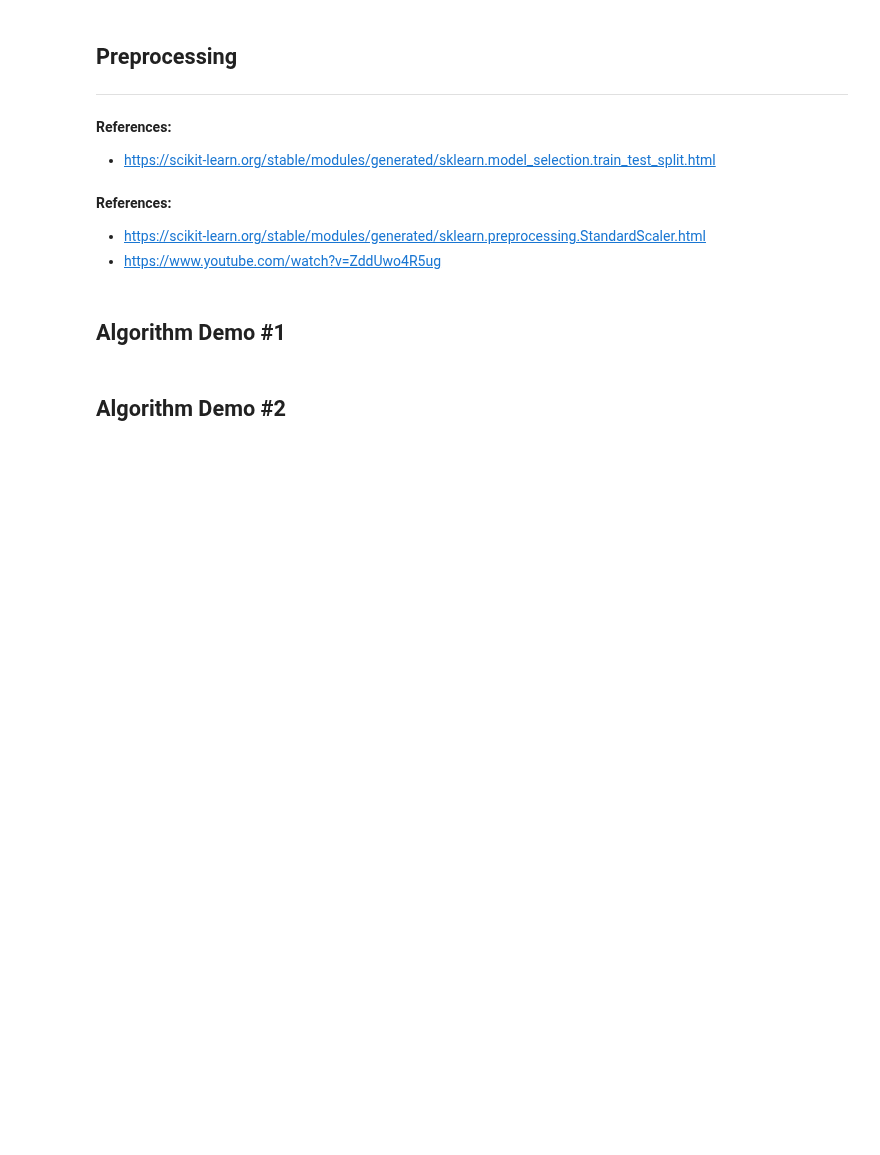
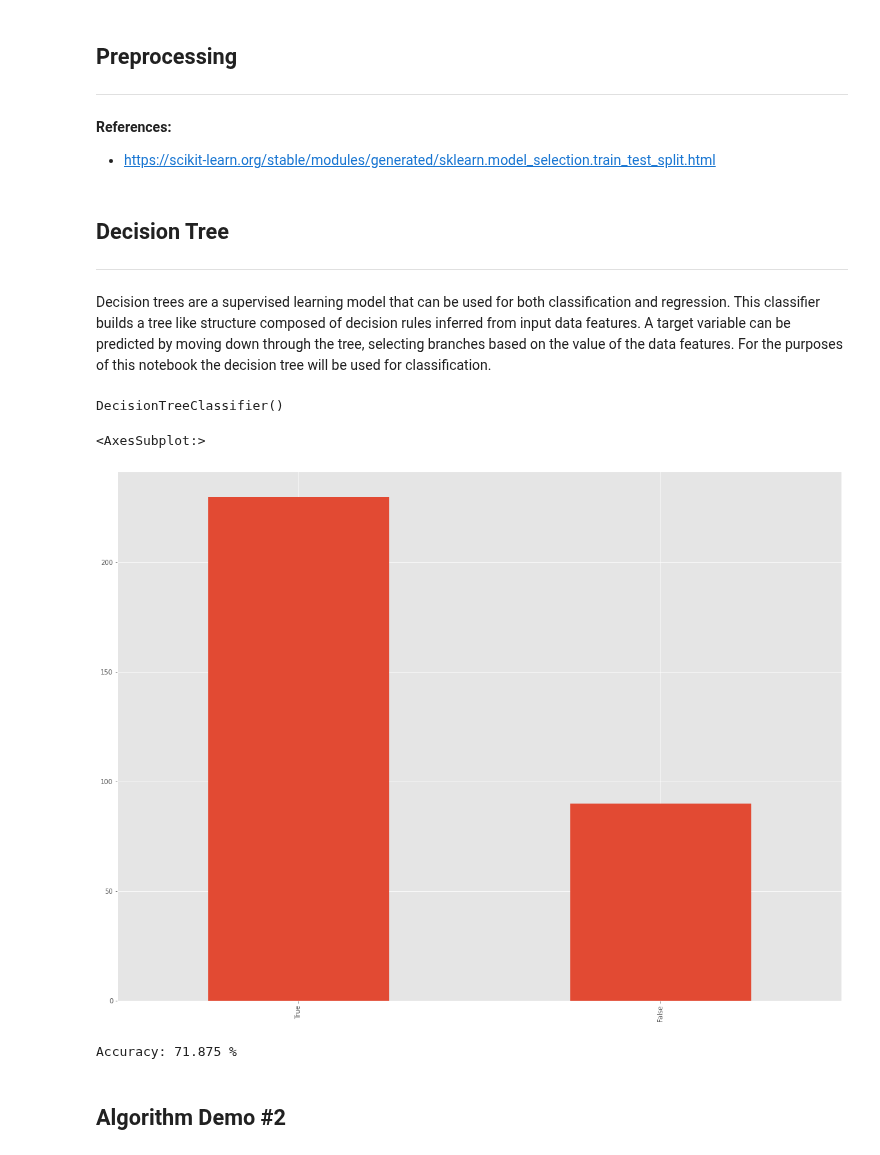
Before and after one commit to Jharopa/emergin-tech-project, a Jupyter notebook: scikit-learn.ipynb, the cells around one changed output. Saved outputs shown, nothing was run; the diff lists cells and outputs as text; code cells hidden in the pictures; blank space fills up the shorter version.

```diff
--- a/scikit-learn.ipynb
+++ b/scikit-learn.ipynb
@@ -172,17 +175,34 @@ X_train, X_test, y_train, y_test = mod.train_test_split(X, y, test_size = 0.2, r
 # %% [markdown]
 **References:**
 * https://scikit-learn.org/stable/modules/generated/sklearn.model_selection.train_test_split.html
-# %%
-# Using StandardScalar() to standardize X_train and X_test datasets
-# Achives this by computing the mean and standard deviation then uses these to center and scale the datasets values
-X_train = pp.StandardScaler().fit_transform(X_train)
-X_test = pp.StandardScaler().fit_transform(X_test)
-# %% [markdown]
-**References:**
-* https://scikit-learn.org/stable/modules/generated/sklearn.preprocessing.StandardScaler.html
-* https://www.youtube.com/watch?v=ZddUwo4R5ug
 # %% [markdown]
-## Algorithm Demo #1
+## Decision Tree
+***
+# %% [markdown]
+Decision trees are a supervised learning model that can be used for both classification and regression. This classifier builds a tree like structure composed of decision rules inferred from input data features. A target variable can be predicted by moving down through the tree, selecting branches based on the value of the data features. For the purposes of this notebook the decision tree will be used for classification.
+# %%
+# Selects decision tree classifier
+dt = tr.DecisionTreeClassifier()
+
+# Builds classifer using input and output training data
+dt.fit(X_train, y_train)
+# %% [output]
+DecisionTreeClassifier()
+# %%
+# Creates predictions of output data based on input testing data
+predictions = dt.predict(X_test)
+# %%
+# Displays barchart of showing quanity of correct and incorrect predictions
+(predictions == y_test).value_counts().plot(kind='bar')
+# %% [output]
+<AxesSubplot:>
+[figure, added]
+# %%
+# Displays accuracy of classifiers correct predictions as a precentage
+accuracy = dt.score(X_test, y_test) * 100
+print(f"Accuracy: {accuracy} %")
+# %% [output]
+Accuracy: 71.875 %
 # %% [markdown]
 ## Algorithm Demo #2
 # %% [markdown]
```
Also changed, not shown: parts of 3 cells of this notebook.
